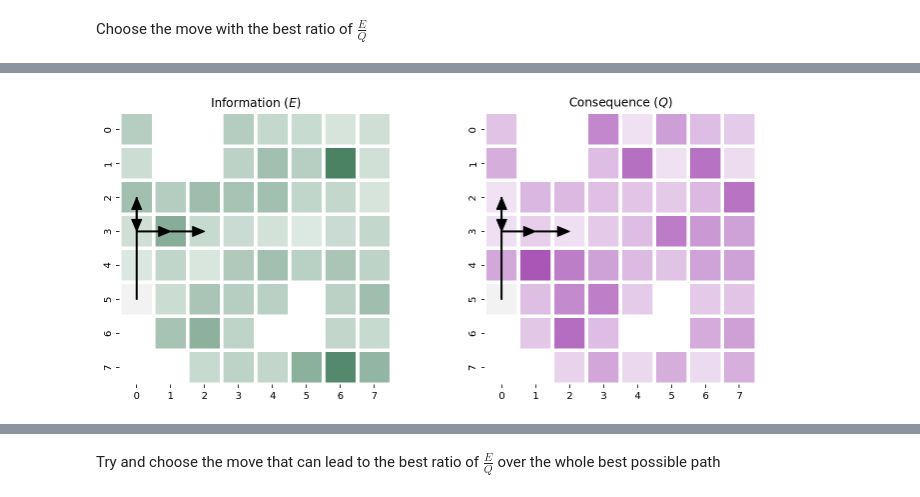
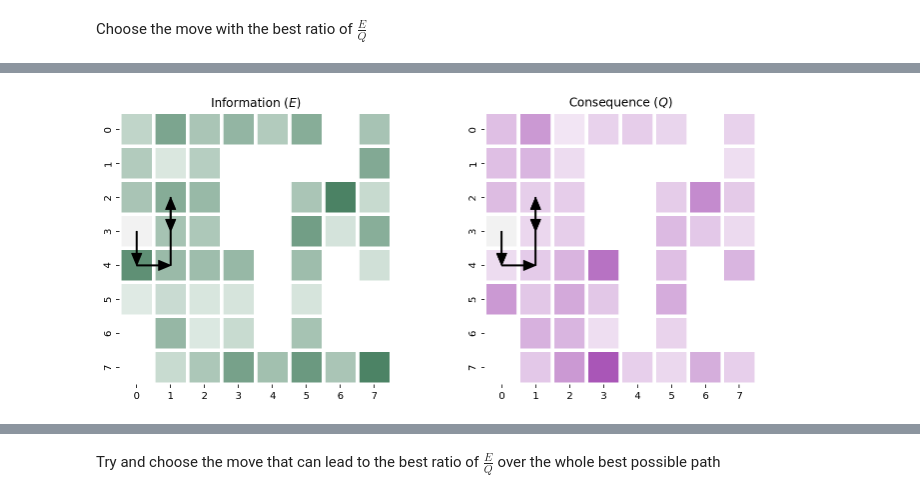
Before and after one commit to parenthetical-e/truthiness, a Jupyter notebook: player.ipynb, the cells around one changed output, grey strips where cells are left out. Cells and saved outputs as stored; diff of their text form; code cells hidden in the pictures.

Commit message:
Add WinStay policy; Add fine grained seed control; generate better example for Players

```diff
--- a/player.ipynb
+++ b/player.ipynb
@@ -42,8 +42,9 @@ def run(
     env_name="ShameGame1",
     env_kwargs=None,
     maze_kwargs=None,
+    env_seed=None,
+    maze_seed=None,
     name=None,
-    seed=None,
 ):
     """Play some games."""
 
@@ -57,10 +58,10 @@ def run(
         env_kwargs = {}
 
     # Get the env
-    prng = np.random.RandomState(seed)
+    prng = np.random.RandomState(maze_seed)
     Env = getattr(gym, env_name)
     maze, prng = create_maze(n, prng=prng, **maze_kwargs)
-    env = Env(n, maze=maze, seed=seed, **env_kwargs)
+    env = Env(n, maze=maze, seed=env_seed, **env_kwargs)
 
     # Init logging. Save data as tuples:
     # (n, t, x, y, e, q)
@@ -374,12 +387,16 @@ class Evil:
 from truthiness.plot import plot_maze
 from truthiness.plot import plot_boards
 
-(
-    moves,
-    mazes,
-    Es,
-    Qs,
-) = run(8, Evil(), env_name="PlainGame1", num_episodes=1, num_steps=4, seed=4)
+(moves, mazes, Es, Qs,) = run(
+    8,
+    Evil(),
+    env_name="PlainGame1",
+    num_episodes=1,
+    num_steps=4,
+    maze_seed=56,
+    maze_kwargs={"k": 6},
+    env_seed=1,
+)
 
 selected = extract_moves(0, moves)
 E = extract_board(0, Es)
@@ -437,23 +454,27 @@ class OptimalForage:
 # %%
 # hide
 from truthiness.plot import plot_maze
 from truthiness.plot import plot_boards
 
-(
-    moves,
-    mazes,
-    Es,
-    Qs,
-) = run(8, OptimalForage(), env_name="PlainGame1", num_episodes=1, num_steps=4, seed=4)
+(moves, mazes, Es, Qs,) = run(
+    8,
+    OptimalForage(),
+    env_name="PlainGame1",
+    num_episodes=1,
+    num_steps=4,
+    maze_seed=56,
+    maze_kwargs={"k": 6},
+    env_seed=1,
+)
 
 selected = extract_moves(0, moves)
 E = extract_board(0, Es)
 Q = extract_board(0, Qs)
 maze = extract_board(0, mazes)
 
 plot_boards(E, Q, moves=selected, plot=True, height=5, width=12, mask=maze)
 # %% [output]
-[figure, old version]
+[figure, new version]
 [interactive output not drawn]
 # %% [markdown]
 Try and choose the move that can lead to the best ratio of $\frac{E}{Q}$ over the whole best possible path
```
Also changed, not shown: parts of 8 cells of this notebook, 4 other files.
